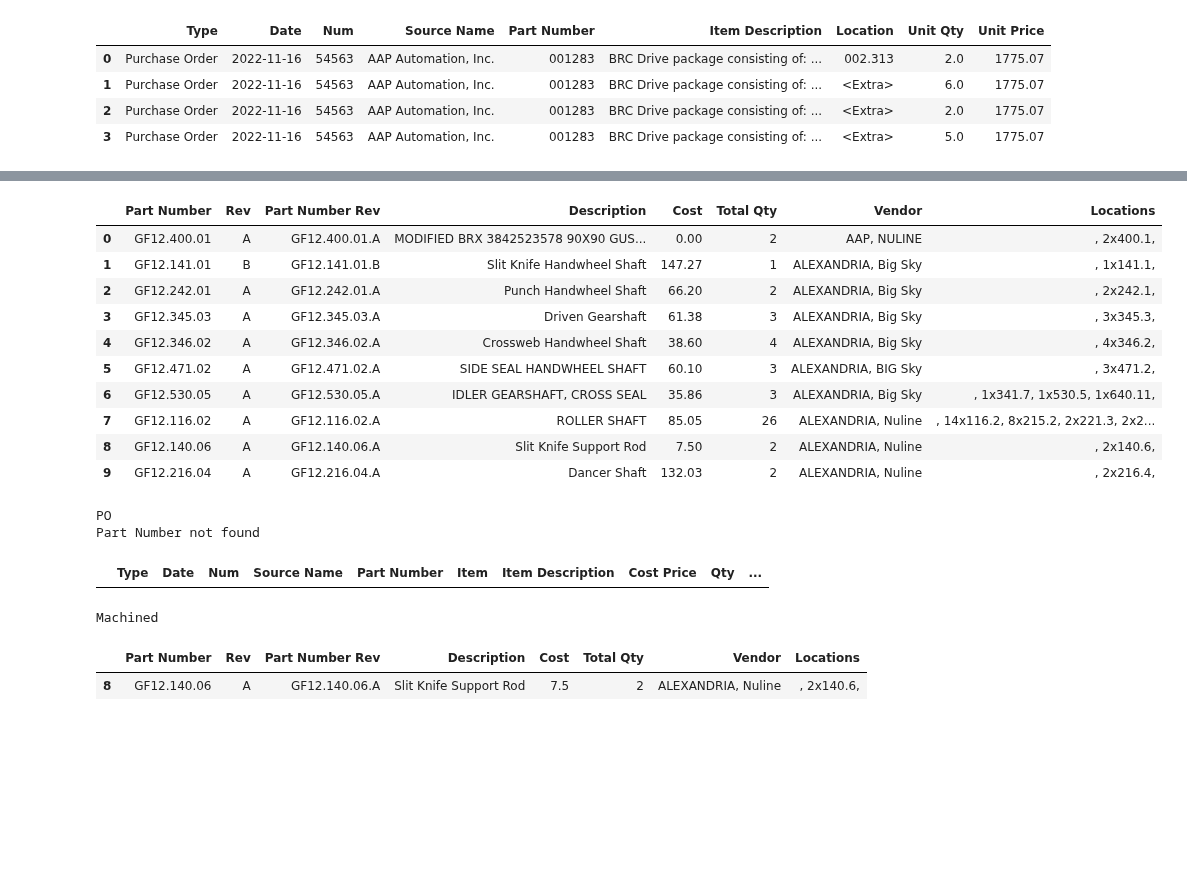
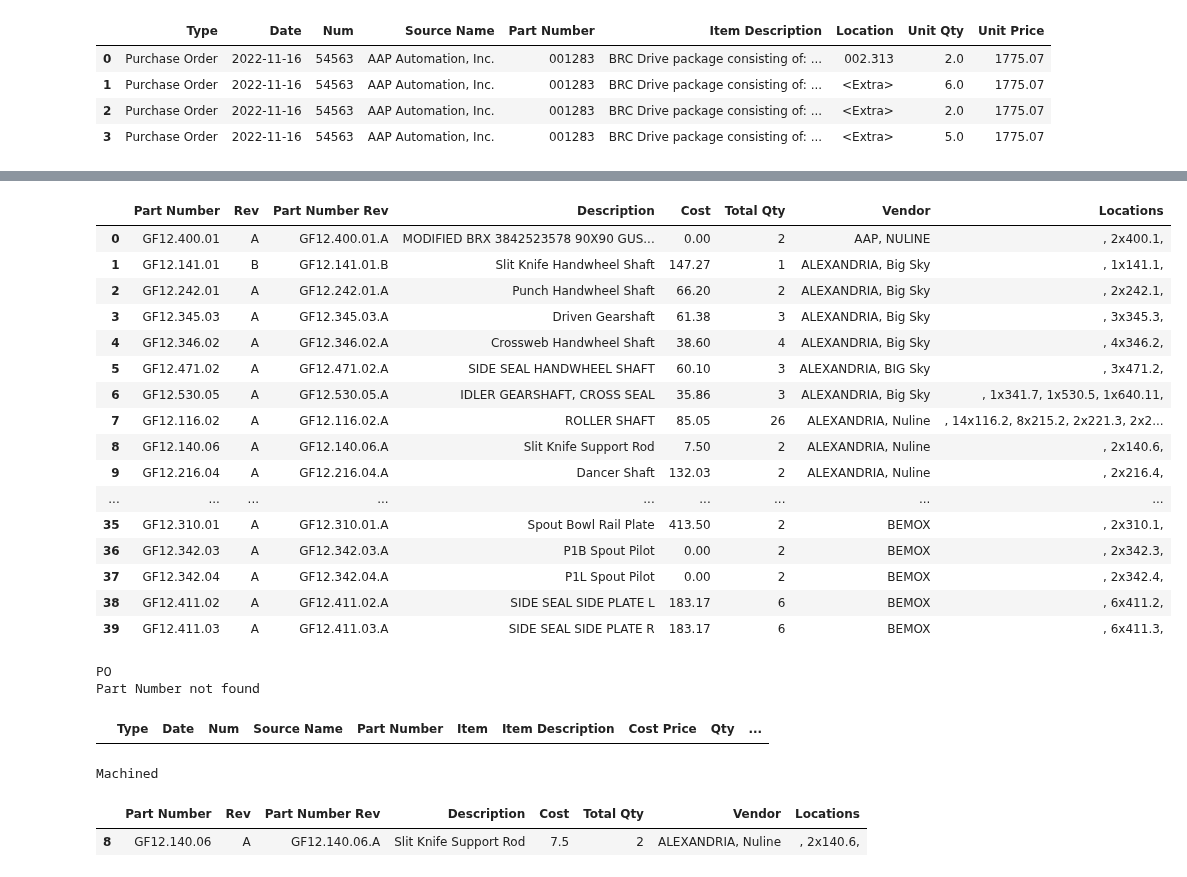
Before and after one commit to austinlackey/job-costing, a Jupyter notebook: main.ipynb, the cells around one changed output, grey strips where cells are left out. Saved outputs shown, nothing was run; the diff lists cells and outputs as text; code cells hidden in the pictures; blank space fills up the shorter version.

```diff
--- a/main.ipynb
+++ b/main.ipynb
@@ -93,24 +93,30 @@ display(po[po['Part Number'].str.contains('GF12.141')])
 |  | Type | Date | Num | Source Name | Part Number | Item | Item Description | Cost Price | Qty | ... |
 | 468 | Purchase Order | 2023-08-23 | 55091 | Big Sky Energy Eq. Inc | GF12.141.01.B | GF12.141.01.B (Slit Knife Handwhe... | Slit Knife Handwheel Shaft REV B,... | 98.75 | 1.0 | ... |
 # %%
-display(machined.head(10))
+display(machined.head(40))
 part = 'GF12.140.06'
 print("PO")
 display(lookupPartNumber(po, part, verbatim=False))
 print("Machined")
 display(lookupPartNumber(machined, part, verbatim=False))
 # %% [output]
 |  | Part Number | Rev | Part Number Rev | Description | Cost | Total Qty | Vendor | Locations |
 | 0 | GF12.400.01 | A | GF12.400.01.A | MODIFIED BRX 3842523578 90X90 GUS... | 0.00 | 2 | AAP, NULINE | , 2x400.1, |
 | 1 | GF12.141.01 | B | GF12.141.01.B | Slit Knife Handwheel Shaft | 147.27 | 1 | ALEXANDRIA, Big Sky | , 1x141.1, |
 | 2 | GF12.242.01 | A | GF12.242.01.A | Punch Handwheel Shaft | 66.20 | 2 | ALEXANDRIA, Big Sky | , 2x242.1, |
 | 3 | GF12.345.03 | A | GF12.345.03.A | Driven Gearshaft | 61.38 | 3 | ALEXANDRIA, Big Sky | , 3x345.3, |
 | 4 | GF12.346.02 | A | GF12.346.02.A | Crossweb Handwheel Shaft | 38.60 | 4 | ALEXANDRIA, Big Sky | , 4x346.2, |
 | 5 | GF12.471.02 | A | GF12.471.02.A | SIDE SEAL HANDWHEEL SHAFT | 60.10 | 3 | ALEXANDRIA, BIG Sky | , 3x471.2, |
 | 6 | GF12.530.05 | A | GF12.530.05.A | IDLER GEARSHAFT, CROSS SEAL | 35.86 | 3 | ALEXANDRIA, Big Sky | , 1x341.7, 1x530.5, 1x640.11, |
 | 7 | GF12.116.02 | A | GF12.116.02.A | ROLLER SHAFT | 85.05 | 26 | ALEXANDRIA, Nuline | , 14x116.2, 8x215.2, 2x221.3, 2x2... |
 | 8 | GF12.140.06 | A | GF12.140.06.A | Slit Knife Support Rod | 7.50 | 2 | ALEXANDRIA, Nuline | , 2x140.6, |
 | 9 | GF12.216.04 | A | GF12.216.04.A | Dancer Shaft | 132.03 | 2 | ALEXANDRIA, Nuline | , 2x216.4, |
+| ... | ... | ... | ... | ... | ... | ... | ... | ... |
+| 35 | GF12.310.01 | A | GF12.310.01.A | Spout Bowl Rail Plate | 413.50 | 2 | BEMOX | , 2x310.1, |
+| 36 | GF12.342.03 | A | GF12.342.03.A | P1B Spout Pilot | 0.00 | 2 | BEMOX | , 2x342.3, |
+| 37 | GF12.342.04 | A | GF12.342.04.A | P1L Spout Pilot | 0.00 | 2 | BEMOX | , 2x342.4, |
+| 38 | GF12.411.02 | A | GF12.411.02.A | SIDE SEAL SIDE PLATE L | 183.17 | 6 | BEMOX | , 6x411.2, |
+| 39 | GF12.411.03 | A | GF12.411.03.A | SIDE SEAL SIDE PLATE R | 183.17 | 6 | BEMOX | , 6x411.3, |
 PO
 Part Number not found
 |  | Type | Date | Num | Source Name | Part Number | Item | Item Description | Cost Price | Qty | ... |
```
Also changed, not shown: parts of 2 cells of this notebook, 5 other files.
